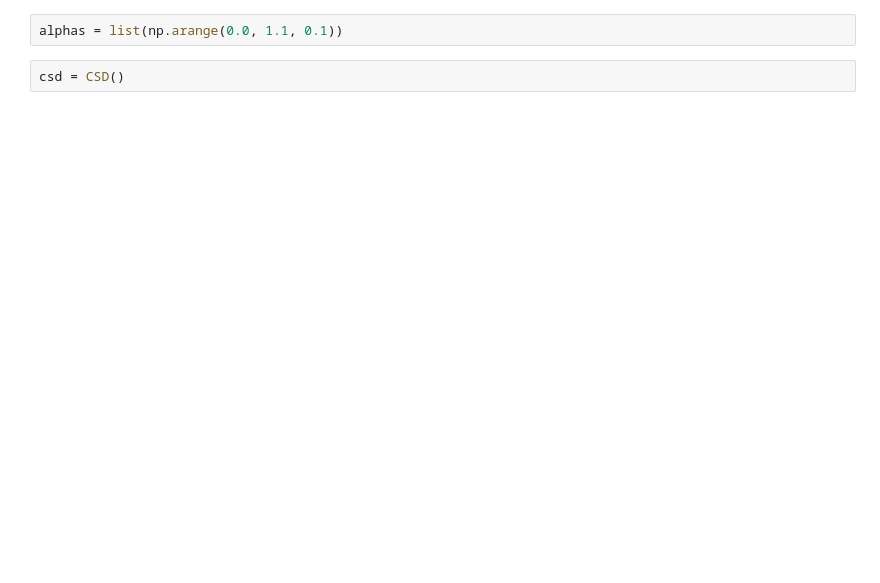
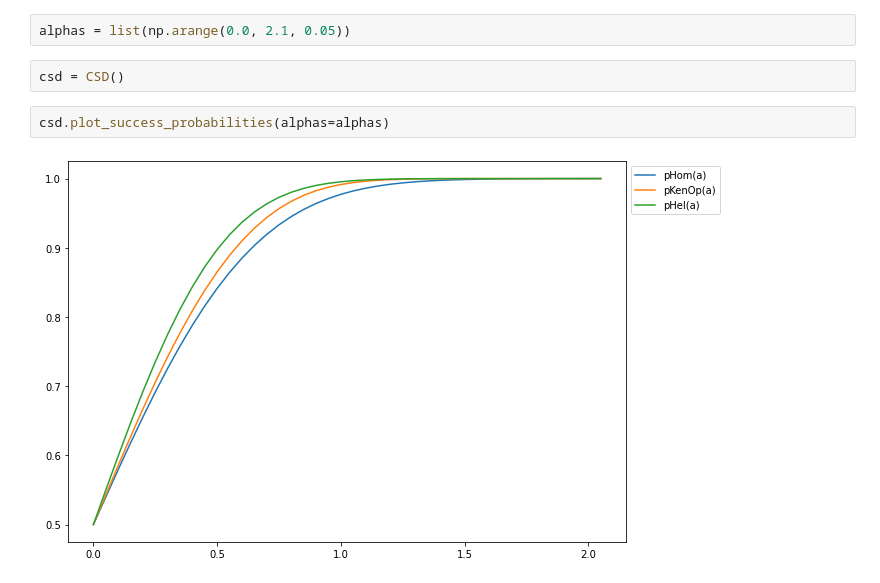
Before and after one commit to iamtxena/coherent-state-discrimination, a Jupyter notebook: examples/csd_optimization_with_plots.ipynb, the cells around one changed output. Cells and saved outputs as stored; diff of their text form; blank space fills up the shorter version.

```diff
--- a/examples/csd_optimization_with_plots.ipynb
+++ b/examples/csd_optimization_with_plots.ipynb
@@ -3,5 +4,9 @@ from csd import CSD
 import numpy as np
 # %%
-alphas = list(np.arange(0.0, 1.1, 0.1))
+alphas = list(np.arange(0.0, 2.1, 0.05))
 # %%
 csd = CSD()
+# %%
+csd.plot_success_probabilities(alphas=alphas)
+# %% [output]
+[figure, added]
```
Also changed, not shown: parts of 6 cells of this notebook, 5 other files.
